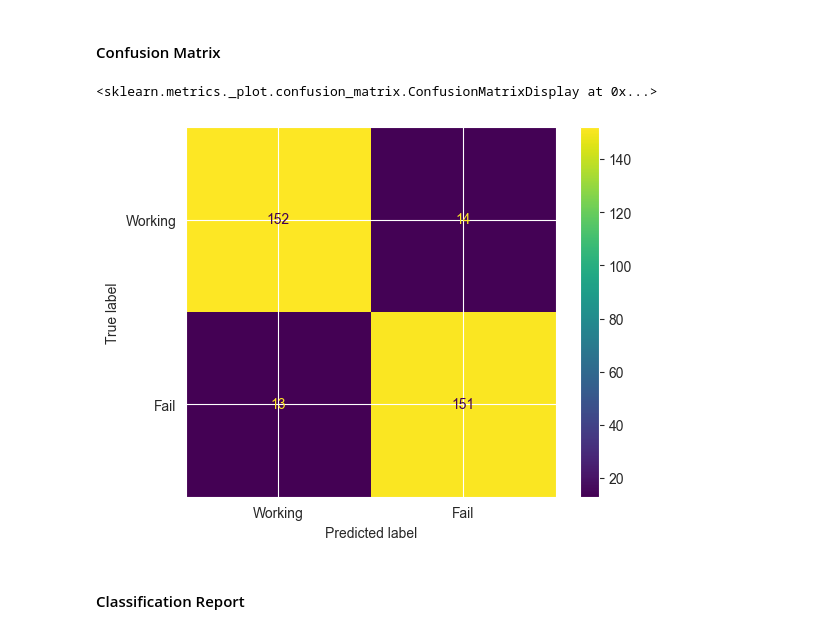
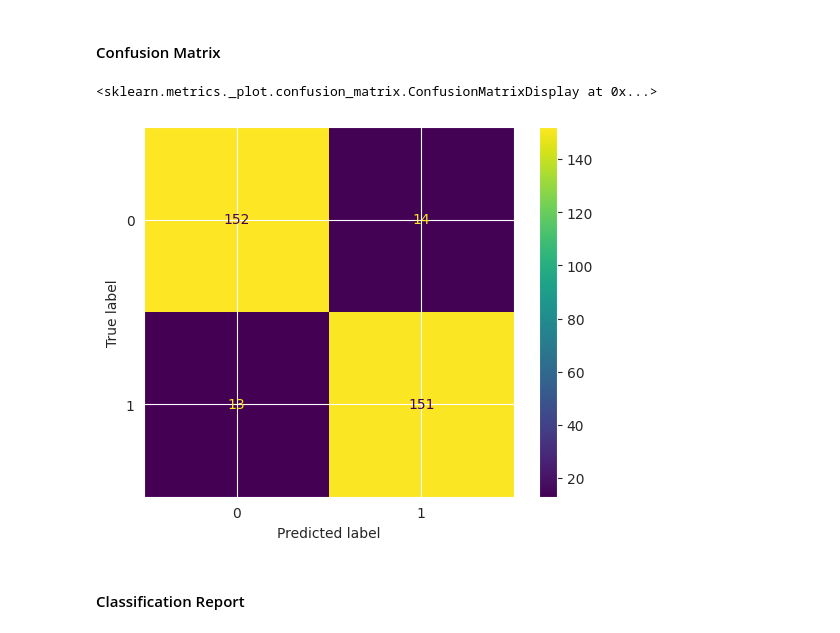
Before and after one commit to zohaibterminator/machine-failure-classification-from-scratch, a Jupyter notebook: Machine_Failure_Prediction.ipynb, the cells around one changed output. Saved outputs shown, nothing was run; the diff lists cells and outputs as text; code cells hidden in the pictures.

```diff
--- a/Machine_Failure_Prediction.ipynb
+++ b/Machine_Failure_Prediction.ipynb
@@ -14,0 +17,18 @@ df = pd.read_csv('data.csv') # importing the data
+# %%
+df = pd.read_csv('/kaggle/input/machine-failure-prediction-using-sensor-data/data.csv') # importing the data
+load = False
+
+# Optional: load the trained parameters
+'''
+with open('trained_parameters.pkl', 'rb') as file:
+    loaded_parameters = pickle.load(file)
+
+    # Extract parameters and hyperparameters
+    w = loaded_parameters['weights']
+    b = loaded_parameters['bias']
+    epochs =  loaded_parameters['epochs']
+    alpha = loaded_parameters['learning rate']
+    lambda_reg = loaded_parameters['reg parameter']
+
+    load = True
+'''
@@ -159,7 +181,7 @@ def gradient_descent(w, b, X, y, lambda_reg):
 
 def compute_GD(w, b, X, y, epochs, alpha, lambda_reg, stopping_criteria=0.00001):
     '''
-    Apply gradient descent to find the optimal weights and bias for the logistic regression model.
+    Implemented gradient descent algorithm to find the optimal weights and bias for the logistic regression model.
 
     Parameters:
         w (numpy array): weight parameters of the model
@@ -186,7 +208,7 @@ def compute_GD(w, b, X, y, epochs, alpha, lambda_reg, stopping_criteria=0.00001)
         if i<100000: # storing the cost of the model at each iteration
             JD_history.append(compute_cost(w, b, X, y, lambda_reg)) # computing the cost of the model at each iteration
 
-        if i% math.ceil(epochs/100) == 0: # printing the cost of the model at every 100th iterations
+        if i% math.ceil(epochs/10) == 0: # printing the cost of the model at every 100th iterations
             print("Epoch:{:4}, Loss:{:4.2f}".format(i, JD_history[-1])) # printing the cost and iteration number
 
         if i>1 and abs(JD_history[-1] - JD_history[-2]) < stopping_criteria: # checking if the difference between the cost of the current iteration and the previous iteration is less than the stopping criteria
@@ -194,15 +216,16 @@ def compute_GD(w, b, X, y, epochs, alpha, lambda_reg, stopping_criteria=0.00001)
 
     return w, b, JD_history
 # %%
-# Defining the hyperparameters
+if not load:
+    # Defining the hyperparameters
 
-epochs = 10000 # number of iterations
-alpha = 0.01 # learning rate
-lambda_reg = 1 # regularization parameter
+    epochs = 10000 # number of iterations
+    alpha = 0.01 # learning rate
+    lambda_reg = 1 # regularization parameter
 
-w = np.zeros(X_train.shape[1]) # initializing the weights
-b = 0 # initializing the bias
+    w = np.zeros(X_train.shape[1]) # initializing the weights
+    b = 0 # initializing the bias
 
-w, b, JD_history = compute_GD(w, b, X_train, y_train, epochs, alpha, lambda_reg) # training the model
+    w, b, JD_history = compute_GD(w, b, X_train, y_train, epochs, alpha, lambda_reg) # training the model
 # %% [output]
 Epoch:   0, Loss:0.69
@@ -245,11 +260,11 @@ for i in range(m):
 #### Confusion Matrix
 # %%
 conf_matrix = confusion_matrix(y_test, y_test_pred) # computing the confusion matrix
-disp = ConfusionMatrixDisplay(confusion_matrix=conf_matrix, display_labels=['Working', 'Fail']) # initializing the confusion matrix display
+disp = ConfusionMatrixDisplay(confusion_matrix=conf_matrix) # initializing the confusion matrix display
 disp.plot() # plotting the confusion matrix
 # %% [output]
 <sklearn.metrics._plot.confusion_matrix.ConfusionMatrixDisplay at 0x...>
-[figure, old version]
+[figure, new version]
 # %% [markdown]
 #### Classification Report
 # %%
```
Also changed, not shown: parts of 9 cells of this notebook, 1 other file.
